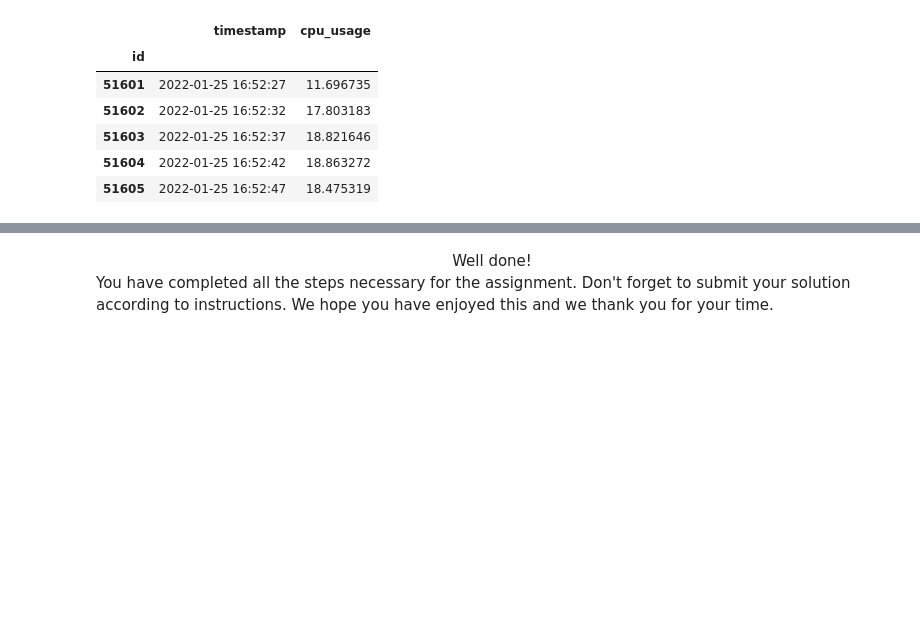
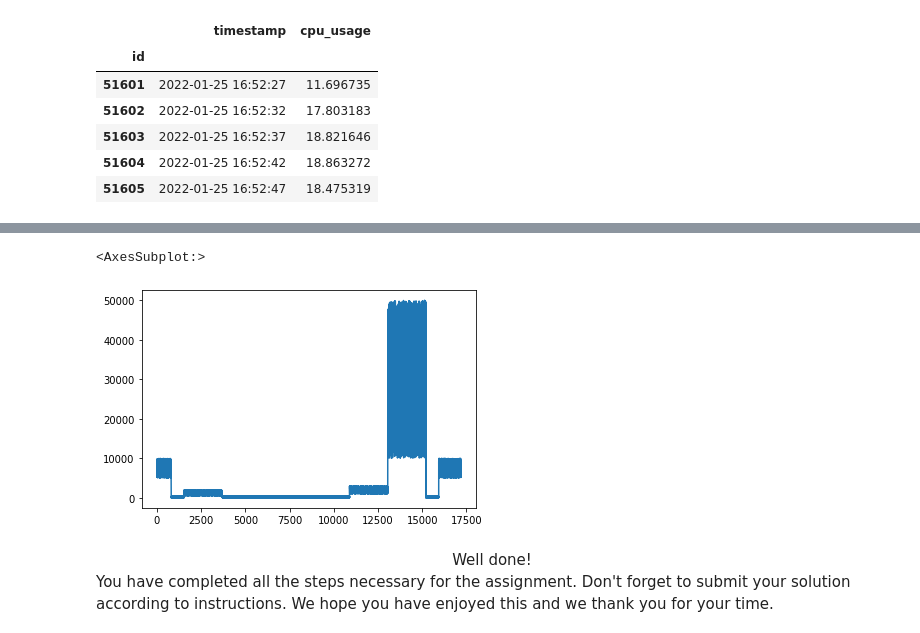
Before and after one commit to natasa-plulikova/interns_day, a Jupyter notebook: Starter_notebook.ipynb, the cells around one changed output, grey strips where cells are left out. Saved outputs shown, nothing was run; the diff lists cells and outputs as text; code cells hidden in the pictures; blank space fills up the shorter version.

```diff
--- a/Starter_notebook.ipynb
+++ b/Starter_notebook.ipynb
@@ -414,3 +419,8 @@ results.head()
+# %%
+test_data["number_of_requests"].plot()
+# %% [output]
+<AxesSubplot:>
+[figure, added]
 # %% [markdown]
 <div align="center"> Well done! </div>
 You have completed all the steps necessary for the assignment. Don't forget to submit your solution according to instructions.
```
Also changed, not shown: parts of 1 cell of this notebook.
